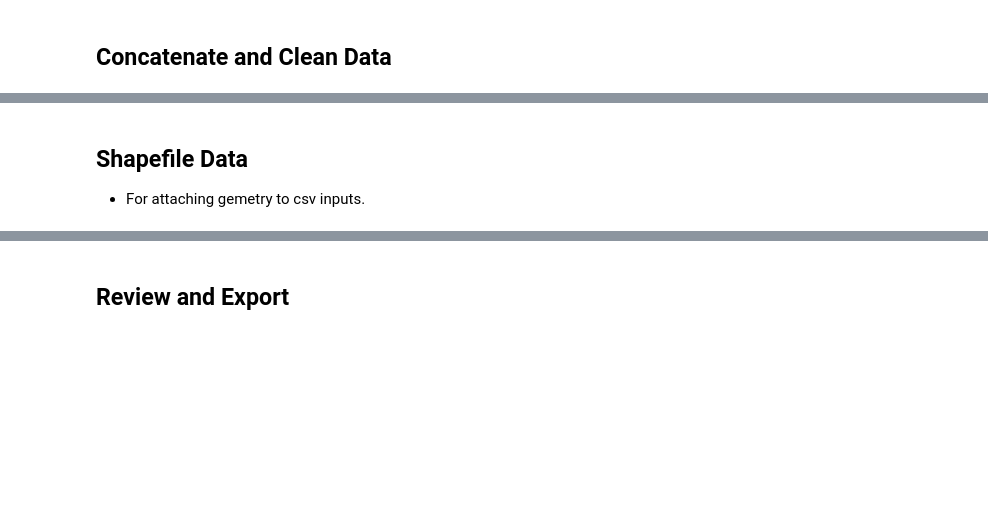
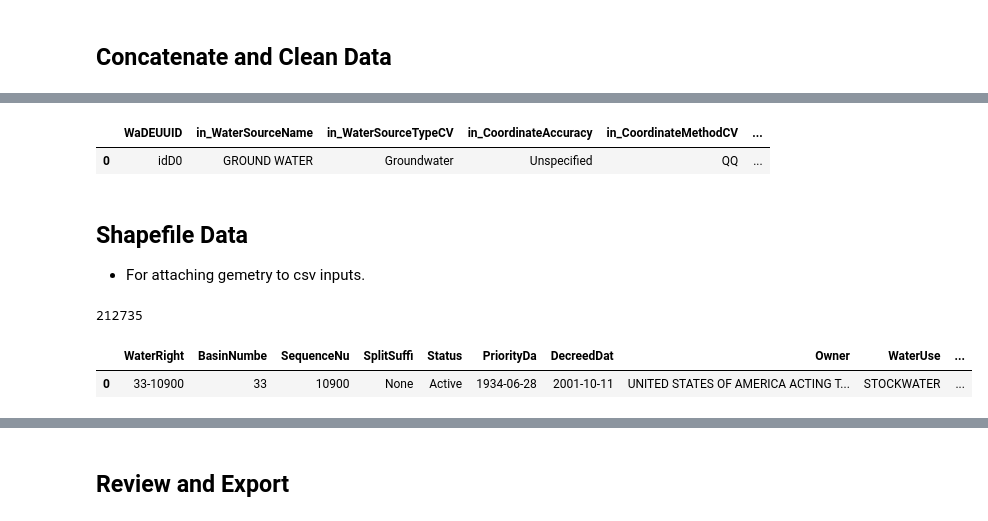
Before and after one commit to WSWCWaterDataExchange/MappingStatesDataToWaDE2.0, a Jupyter notebook: Idaho/WaterAllocation/0_PreProcessIdahoAllocationData.ipynb, the cells around one changed output, grey strips where cells are left out. Cells and saved outputs as stored; diff of their text form; code cells hidden in the pictures; blank space fills up the shorter version.

```diff
--- a/Idaho/WaterAllocation/0_PreProcessIdahoAllocationData.ipynb
+++ b/Idaho/WaterAllocation/0_PreProcessIdahoAllocationData.ipynb
@@ -300,8 +319,20 @@ outdf['in_WaterSourceNativeID'].unique()
+# %%
+# in_Latitude & in_Longitude
+outdf['in_Latitude'] = pd.to_numeric(outdf['in_Latitude'], errors='coerce').fillna(0)
+outdf['in_Longitude'] = pd.to_numeric(outdf['in_Longitude'], errors='coerce').fillna(0)
+outdf.head(1)
+# %% [output]
+|  | WaDEUUID | in_WaterSourceName | in_WaterSourceTypeCV | in_CoordinateAccuracy | in_CoordinateMethodCV | ... |
+| 0 | idD0 | GROUND WATER | Groundwater | Unspecified | QQ | ... |
 # %% [markdown]
 ## Shapefile Data
 - For attaching gemetry to csv inputs.
 # %%
 # Shapefile input
-dfPoUshapetemp = gpd.read_file('shapefile/WaterRightPOUs.shp')
+dfPoUshapetemp = gpd.read_file('shapefile/WaterRightPOUs/WaterRightPOUs.shp')
 print(len(dfPoUshapetemp))
 dfPoUshapetemp.head(1)
+# %% [output]
+212735
+|  | WaterRight | BasinNumbe | SequenceNu | SplitSuffi | Status | PriorityDa | DecreedDat | Owner | WaterUse | ... |
+| 0 | 33-10900 | 33 | 10900 | None | Active | 1934-06-28 | 2001-10-11 | UNITED STATES OF AMERICA ACTING T... | STOCKWATER | ... |
```
Also changed, not shown: parts of 26 cells of this notebook, 8 other files.
